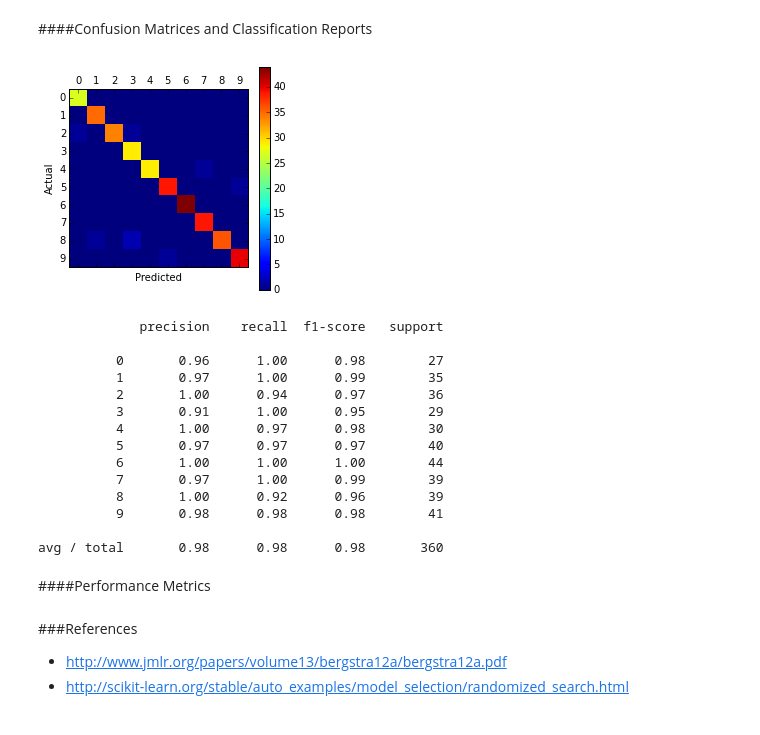
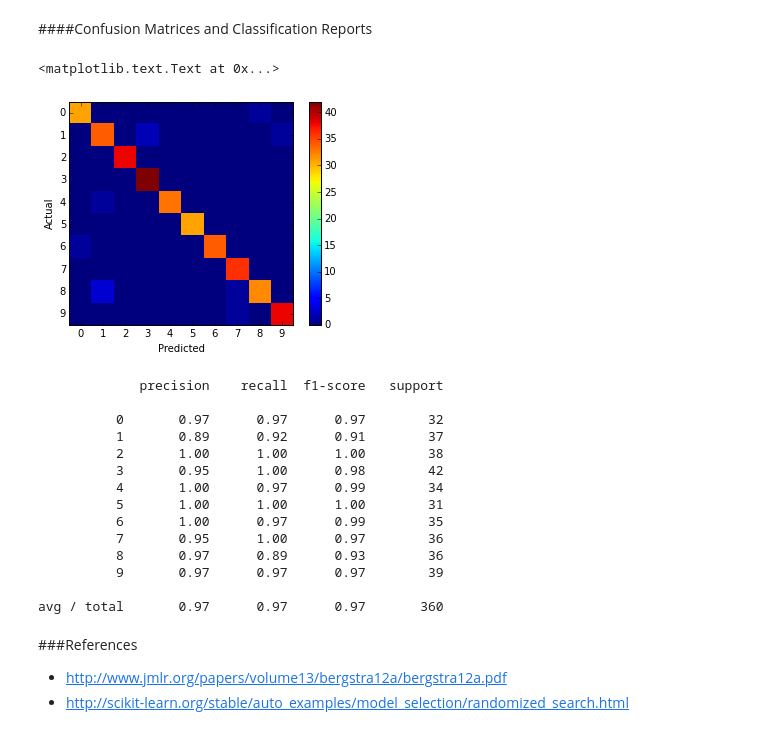
Before and after one commit to dkmehrmann/Kaggle, a Jupyter notebook: ASTR/ASTR 596.ipynb, the cells around one changed output. Saved outputs shown, nothing was run; the diff lists cells and outputs as text; code cells hidden in the pictures.

```diff
--- a/ASTR/ASTR 596.ipynb
+++ b/ASTR/ASTR 596.ipynb
@@ -142,0 +184,16 @@ df_rand
+# %%
+nrange = range(0,10)
+iterange = range(1,30)
+df_log = pd.DataFrame(index=iterange, columns=nrange)
+
+for n in nrange:
+    for n_iter in iterange:
+        rand = RandomizedSearchCV(forest, params, cv=5, n_jobs=-1, n_iter=n_iter,
+                                  scoring='accuracy', random_state=91)
+        random_search = rand.fit(X,y)
+        df_rand = get_data_frame(rand.grid_scores_)
+        df_log.loc[n_iter][n] = df_rand.iloc[0].mean_score
+
+plt.xlabel('number of iterations',size=24)
+plt.ylabel('accuracy',size=24)
+df_log.mean(axis=1).plot() # plotting right from pandas series
@@ -201,36 +280,33 @@ from sklearn.metrics import classification_report
 # %%
 df_confusion = pd.crosstab(y_test, y_pred, rownames=['Actual'], colnames=['Predicted'])
 # %%
-def plot_confusion_matrix(df_confusion, title='Confusion matrix', cmap=plt.cm.gray_r):
-    plt.matshow(df_confusion) # imshow
-    plt.colorbar()
-    tick_marks = np.arange(len(df_confusion.columns))
-    plt.xticks(tick_marks, df_confusion.columns)
-    plt.yticks(tick_marks, df_confusion.index)
-    plt.ylabel(df_confusion.index.name)
-    plt.xlabel(df_confusion.columns.name)
-plot_confusion_matrix(df_confusion)
+plt.imshow(df_confusion,interpolation='nearest')
+plt.colorbar()
+tick_marks = np.arange(len(df_confusion.columns))
+plt.xticks(tick_marks, df_confusion.columns)
+plt.yticks(tick_marks, df_confusion.index)
+plt.ylabel(df_confusion.index.name)
+plt.xlabel(df_confusion.columns.name)
 # %% [output]
+<matplotlib.text.Text at 0x...>
-[figure, old version]
+[figure, new version]
 # %%
 print(classification_report(y_test,y_pred))
 # %% [output]
              precision    recall  f1-score   support
 
-          0       0.96      1.00      0.98        27
-          1       0.97      1.00      0.99        35
-          2       1.00      0.94      0.97        36
-          3       0.91      1.00      0.95        29
-          4       1.00      0.97      0.98        30
-          5       0.97      0.97      0.97        40
-          6       1.00      1.00      1.00        44
-          7       0.97      1.00      0.99        39
-          8       1.00      0.92      0.96        39
-          9       0.98      0.98      0.98        41
+          0       0.97      0.97      0.97        32
+          1       0.89      0.92      0.91        37
+          2       1.00      1.00      1.00        38
+          3       0.95      1.00      0.98        42
+          4       1.00      0.97      0.99        34
+          5       1.00      1.00      1.00        31
+          6       1.00      0.97      0.99        35
+          7       0.95      1.00      0.97        36
+          8       0.97      0.89      0.93        36
+          9       0.97      0.97      0.97        39
 
-avg / total       0.98      0.98      0.98       360
+avg / total       0.97      0.97      0.97       360
-# %% [markdown]
-####Performance Metrics
 # %% [markdown]
 ###References
 
```
Also changed, not shown: parts of 31 cells of this notebook.
